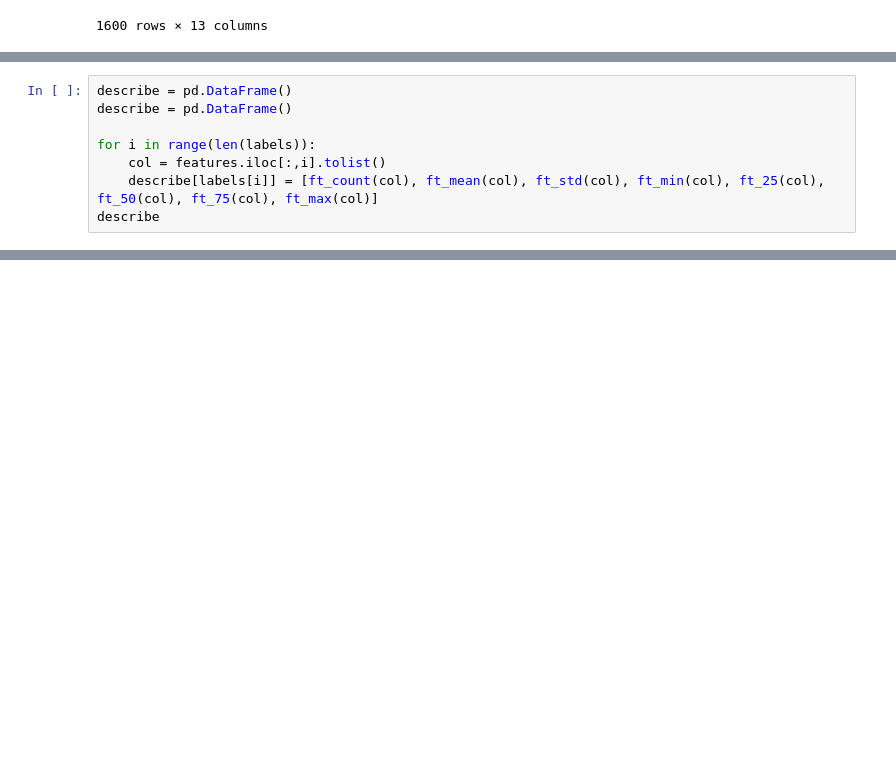
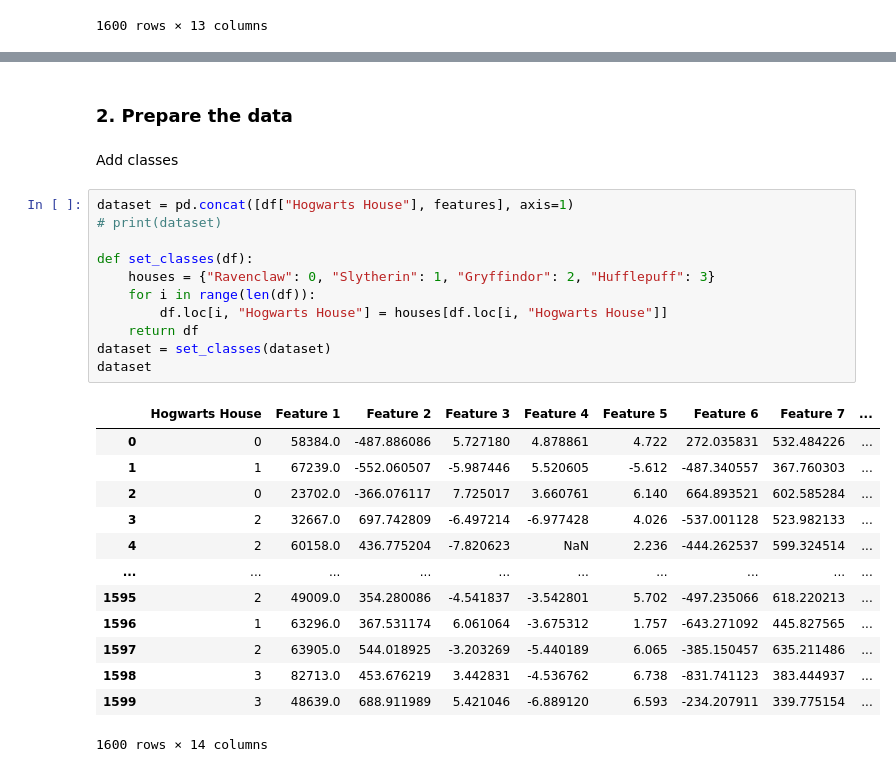
Before and after one commit to IrinaBolshagina/logistic_regression, a Jupyter notebook: notebook.ipynb, the cells around one changed output, grey strips where cells are left out. Cells and saved outputs as stored; diff of their text form; blank space fills up the shorter version.

```diff
--- a/notebook.ipynb
+++ b/notebook.ipynb
@@ -93,8 +54,0 @@ ft_mean(features['Feature 1'].tolist())
-# %%
-describe = pd.DataFrame()
-describe = pd.DataFrame()
-
-for i in range(len(labels)):
-    col = features.iloc[:,i].tolist()
-    describe[labels[i]] = [ft_count(col), ft_mean(col), ft_std(col), ft_min(col), ft_25(col), ft_50(col), ft_75(col), ft_max(col)]
-describe
@@ -127,0 +67,29 @@ describe
+# %% [markdown]
+### 2. Prepare the data
+# %% [markdown]
+Add classes
+# %%
+dataset = pd.concat([df["Hogwarts House"], features], axis=1)
+# print(dataset)
+
+def set_classes(df):
+    houses = {"Ravenclaw": 0, "Slytherin": 1, "Gryffindor": 2, "Hufflepuff": 3}
+    for i in range(len(df)):
+        df.loc[i, "Hogwarts House"] = houses[df.loc[i, "Hogwarts House"]]
+    return df
+dataset = set_classes(dataset)
+dataset
+# %% [output]
+|  | Hogwarts House | Feature 1 | Feature 2 | Feature 3 | Feature 4 | Feature 5 | Feature 6 | Feature 7 | ... |
+| 0 | 0 | 58384.0 | -487.886086 | 5.727180 | 4.878861 | 4.722 | 272.035831 | 532.484226 | ... |
+| 1 | 1 | 67239.0 | -552.060507 | -5.987446 | 5.520605 | -5.612 | -487.340557 | 367.760303 | ... |
+| 2 | 0 | 23702.0 | -366.076117 | 7.725017 | 3.660761 | 6.140 | 664.893521 | 602.585284 | ... |
+| 3 | 2 | 32667.0 | 697.742809 | -6.497214 | -6.977428 | 4.026 | -537.001128 | 523.982133 | ... |
+| 4 | 2 | 60158.0 | 436.775204 | -7.820623 | NaN | 2.236 | -444.262537 | 599.324514 | ... |
+| ... | ... | ... | ... | ... | ... | ... | ... | ... | ... |
+| 1595 | 2 | 49009.0 | 354.280086 | -4.541837 | -3.542801 | 5.702 | -497.235066 | 618.220213 | ... |
+| 1596 | 1 | 63296.0 | 367.531174 | 6.061064 | -3.675312 | 1.757 | -643.271092 | 445.827565 | ... |
+| 1597 | 2 | 63905.0 | 544.018925 | -3.203269 | -5.440189 | 6.065 | -385.150457 | 635.211486 | ... |
+| 1598 | 3 | 82713.0 | 453.676219 | 3.442831 | -4.536762 | 6.738 | -831.741123 | 383.444937 | ... |
+| 1599 | 3 | 48639.0 | 688.911989 | 5.421046 | -6.889120 | 6.593 | -234.207911 | 339.775154 | ... |
+1600 rows × 14 columns
```
Also changed, not shown: parts of 23 cells of this notebook.
